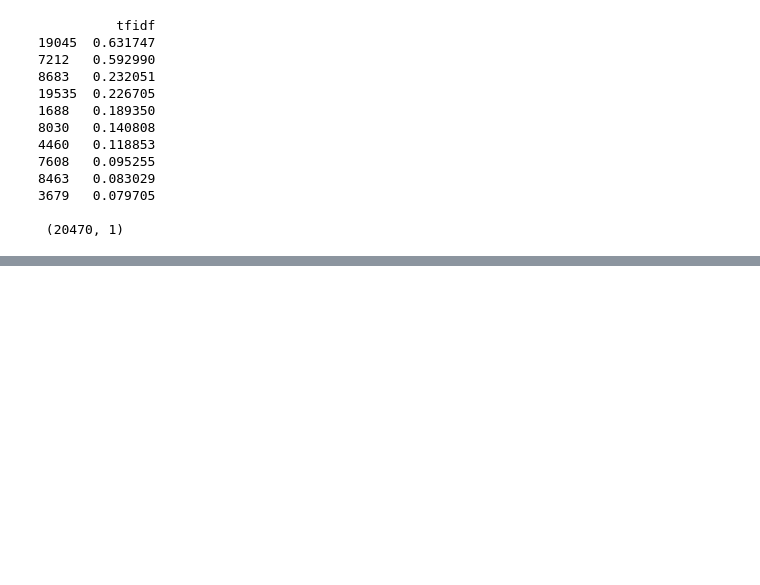
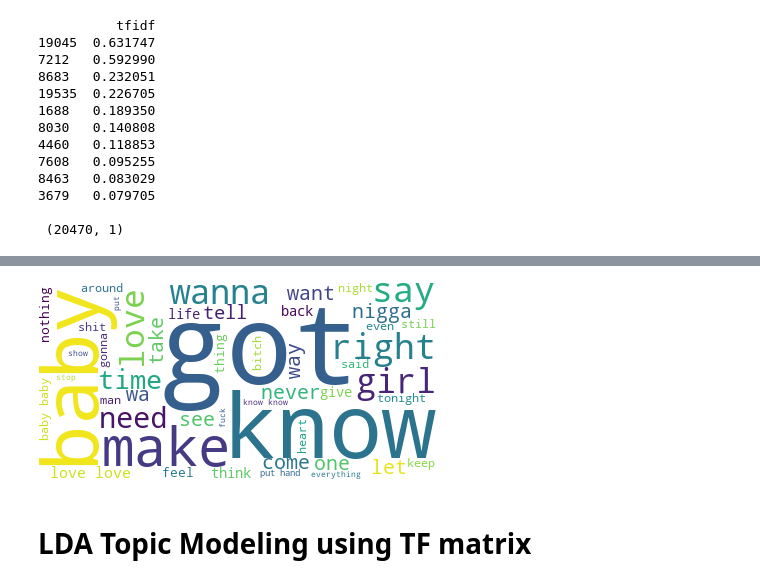
Before and after one commit to abreuboom/nlp-music-similarity, a Jupyter notebook: NLP Project.ipynb, the cells around one changed output, grey strips where cells are left out. Saved outputs shown, nothing was run; the diff lists cells and outputs as text; code cells hidden in the pictures; blank space fills up the shorter version.

```diff
--- a/NLP Project.ipynb
+++ b/NLP Project.ipynb
@@ -776,0 +801,20 @@ Fit 100 clusters
+# %%
+# Generate Word Clouds
+
+# Join the different processed titles together.
+# long_string = ','.join(list(papers['paper_text_processed'].values))
+
+# document = "said,say,want,make,well,time,little,one,see,day,gonna,baby,get,know,got,wa,night,like,come,love"
+
+# Create a WordCloud object
+wordcloud = WordCloud(background_color="white", max_words=50, contour_width=3, contour_color='steelblue')
+
+# Generate a word cloud
+wordcloud.generate(''.join(documents_2010s))
+
+# Visualize the word cloud
+wordcloud.to_image()
+# %% [output]
+[figure, added]
+# %% [markdown]
+# LDA Topic Modeling using TF matrix
```
Also changed, not shown: parts of 18 cells of this notebook.
